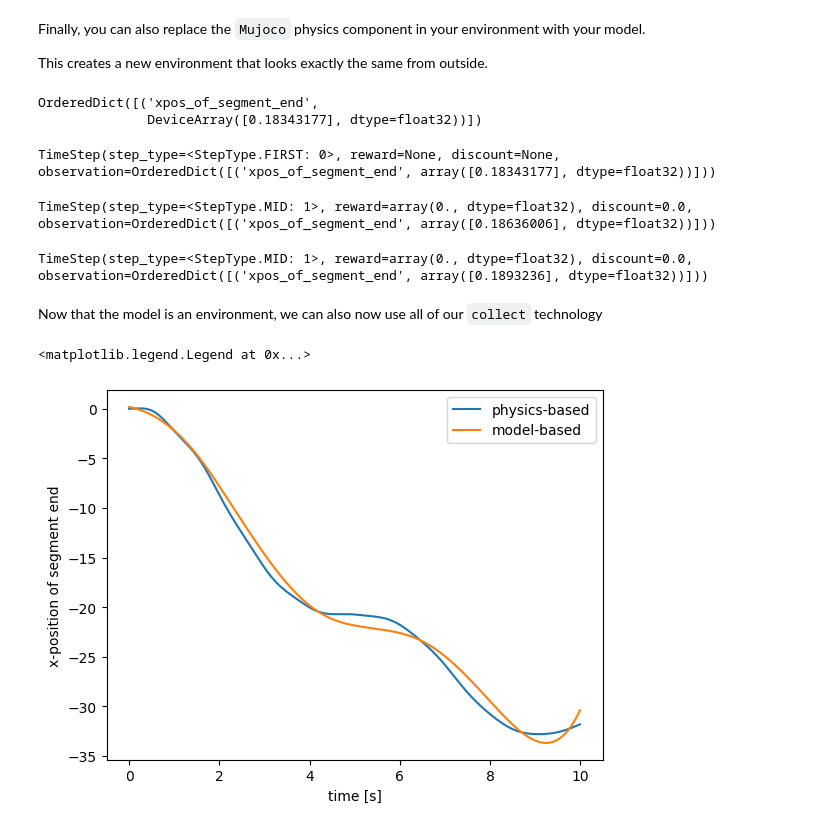
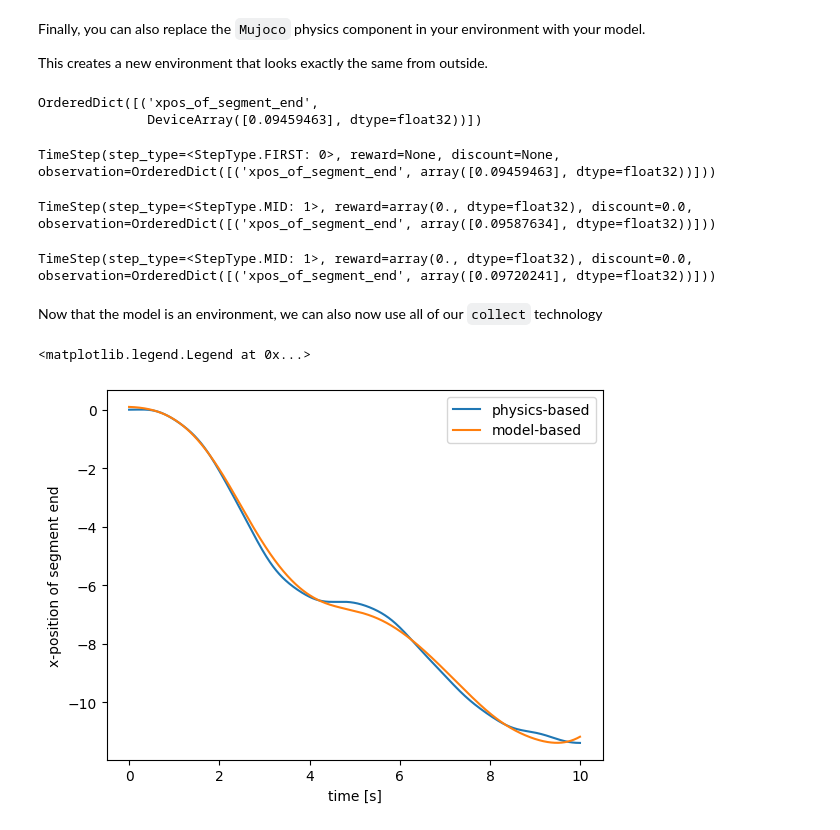
Before and after one commit to tobiges/chain_control, a Jupyter notebook: docs/3_training_a_model.ipynb, the cells around one changed output. Cells and saved outputs as stored; diff of their text form; code cells hidden in the pictures.

```diff
--- a/docs/3_training_a_model.ipynb
+++ b/docs/3_training_a_model.ipynb
@@ -38,13 +39,13 @@ model = make_neural_ode_model(
     env.action_spec(),
     env.observation_spec(),
     env.control_timestep,
-    state_dim=50,
+    state_dim=100,
     f_depth=0,
     u_transform=jnp.arctan
 )
 # %%
 model_train_dataloader = make_dataloader(
-    (sample_train.action, sample_train.obs), # <- (X, y)
+    SupervisedDataset(sample_train.action, sample_train.obs), # <- (X, y)
     jrand.PRNGKey(2,),
     n_minibatches=4
 )
@@ -91,3 +90,7 @@ fitted_model = model_trainer.trackers[0].best_model()
+# %%
+fitted_model = model_trainer.trackers[0].best_model_or_controller()
+import equinox as eqx
+eqx.tree_serialise_leaves("good_env1_model2.eqx", fitted_model)
 # %%
 import numpy as np
 import equinox as eqx
@@ -129,35 +132,35 @@ env_model = ReplacePhysicsByModelWrapper(env, fitted_model)
 fitted_model.y0()
 # %% [output]
 OrderedDict([('xpos_of_segment_end',
-              DeviceArray([0.18343177], dtype=float32))])
+              DeviceArray([0.09459463], dtype=float32))])
 # %%
 env_model.reset()
 # %% [output]
-TimeStep(step_type=<StepType.FIRST: 0>, reward=None, discount=None, observation=OrderedDict([('xpos_of_segment_end', array([0.18343177], dtype=float32))]))
+TimeStep(step_type=<StepType.FIRST: 0>, reward=None, discount=None, observation=OrderedDict([('xpos_of_segment_end', array([0.09459463], dtype=float32))]))
 # %%
 env_model.step(action)
 # %% [output]
-TimeStep(step_type=<StepType.MID: 1>, reward=array(0., dtype=float32), discount=0.0, observation=OrderedDict([('xpos_of_segment_end', array([0.18636006], dtype=float32))]))
+TimeStep(step_type=<StepType.MID: 1>, reward=array(0., dtype=float32), discount=0.0, observation=OrderedDict([('xpos_of_segment_end', array([0.09587634], dtype=float32))]))
 # %%
 env_model.step(action)
 # %% [output]
-TimeStep(step_type=<StepType.MID: 1>, reward=array(0., dtype=float32), discount=0.0, observation=OrderedDict([('xpos_of_segment_end', array([0.1893236], dtype=float32))]))
+TimeStep(step_type=<StepType.MID: 1>, reward=array(0., dtype=float32), discount=0.0, observation=OrderedDict([('xpos_of_segment_end', array([0.09720241], dtype=float32))]))
 # %% [markdown]
 Now that the model is an environment, we can also now use all of our `collect` technology
 # %%
 from cc.examples.feedforward_controller import make_feedforward_controller
 from cc.env.collect import collect
 
 controller = make_feedforward_controller(sample_train.action[0])
-pred_sample = collect(env_model, controller)
+pred_sample, _ = collect(env_model, controller)
 
 import matplotlib.pyplot as plt
 
 plt.plot(env.ts, sample_train.obs["xpos_of_segment_end"][0, :-1], label="physics-based")
 plt.plot(env.ts, pred_sample.obs["xpos_of_segment_end"][0, :-1], label = "model-based")
 plt.xlabel("time [s]")
 plt.ylabel("x-position of segment end")
 plt.legend()
 # %% [output]
 <matplotlib.legend.Legend at 0x...>
-[figure, old version]
+[figure, new version]
```
Also changed, not shown: parts of 12 cells of this notebook, 49 other files.
